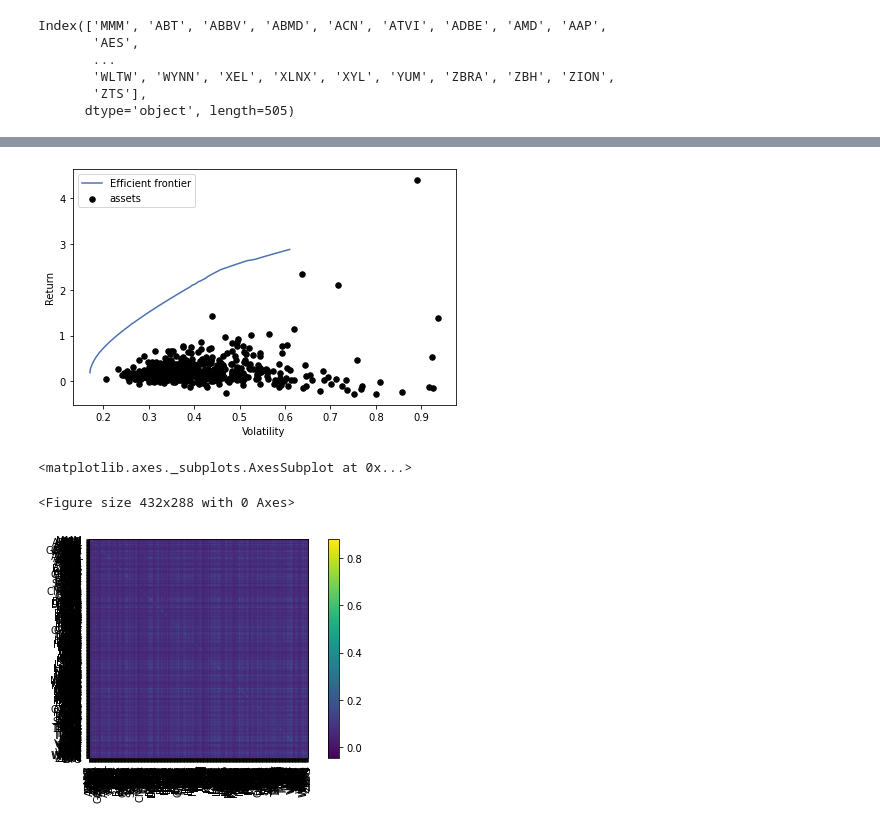
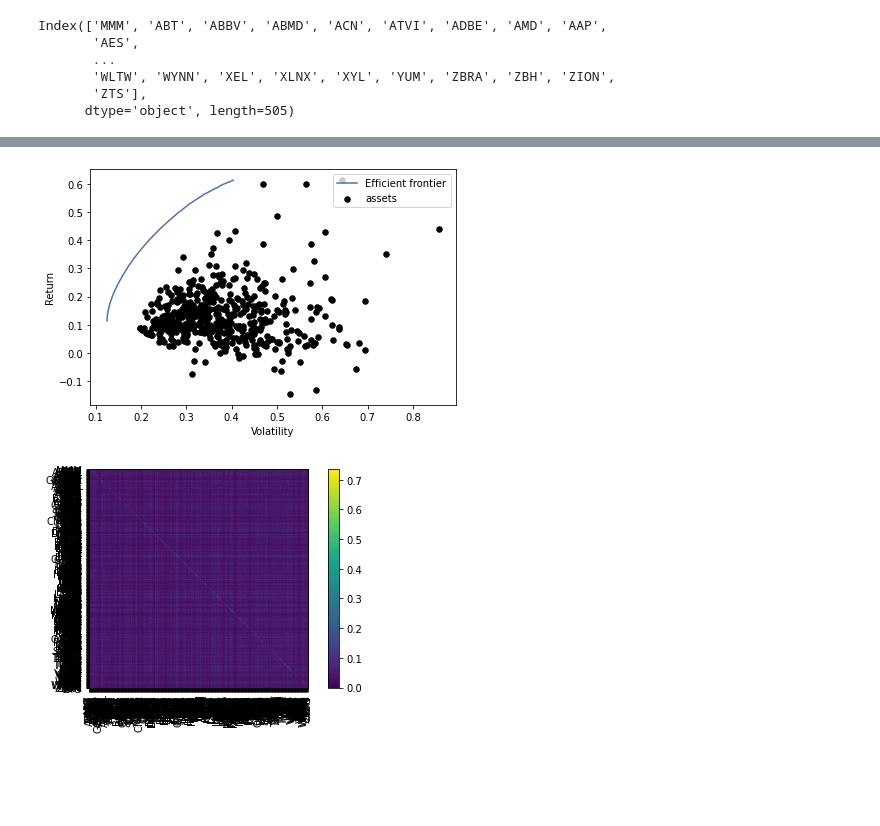
Before and after one commit to sergiocabrales/python, a Jupyter notebook: Portfolio_SP500.ipynb, the cells around one changed output, grey strips where cells are left out. Cells and saved outputs as stored; diff of their text form; code cells hidden in the pictures; blank space fills up the shorter version.

```diff
--- a/Portfolio_SP500.ipynb
+++ b/Portfolio_SP500.ipynb
@@ -36,6 +36,7 @@ SP500 = save_sp500_tickers()
 # %%
 df = pd.DataFrame()
 # = ['GOOG', 'AAPL', 'FB', 'BABA', 'AMZN', 'GE', 'AMD', 'WMT', 'BAC', 'GM','T', 'UAA', 'SHLD', 'XOM', 'RRC', 'BBY', 'MA', 'PFE', 'JPM', 'SBUX']
+
 for symbol in SP500:
-  df[symbol] = web.DataReader(symbol, data_source = "yahoo", start = "2019-01-01", end = "2021-03-01")['Adj Close']
+  df[symbol] = web.DataReader(symbol, data_source = "yahoo", start = "2000-01-01", end = "2021-03-01")['Adj Close']
   time.sleep(0.1)
@@ -91,3 +70,6 @@ Successfully installed PyPortfolioOpt-1.4.1 cvxpy-1.1.11
 from pypfopt.efficient_frontier import EfficientFrontier
 from pypfopt import risk_models
 from pypfopt import expected_returns
+# %%
+df = df.drop(['CARR'], axis=1)
+df
@@ -186,21 +203,16 @@ from pypfopt import plotting
 # %%
 # Efficient Frontier
 ef = EfficientFrontier(mu, s)
-ef.add_constraint(lambda w: w[0] >= 0.2)
-ef.add_constraint(lambda w: w[2] == 0.15)
-ef.add_constraint(lambda w: w[3] + w[4] <= 0.10)
+#ef.add_constraint(lambda w: w[0] >= 0.2)
+#ef.add_constraint(lambda w: w[2] == 0.15)
+#ef.add_constraint(lambda w: w[3] + w[4] <= 0.10)
 
 fig, ax = plt.subplots()
 plotting.plot_efficient_frontier(ef, ax=ax, show_assets=True)
 plt.show()
 # %% [output]
-[figure, old version]
+[figure, new version]
-# %%
-plotting.plot_efficient_frontier(ef, ax=ax, show_assets=True)
-# %% [output]
-<matplotlib.axes._subplots.AxesSubplot at 0x...>
-<Figure size 432x288 with 0 Axes>
 # %%
 cov = plotting.plot_covariance(s, plot_correlation=False, show_tickers=True)
 # %% [output]
-[figure, old version]
+[figure, new version]
```
Also changed, not shown: parts of 9 cells of this notebook.
